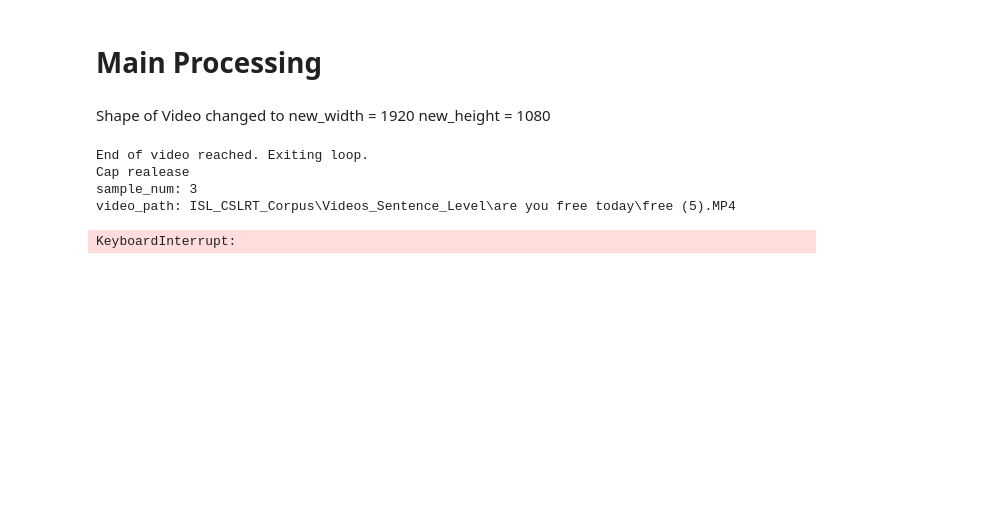
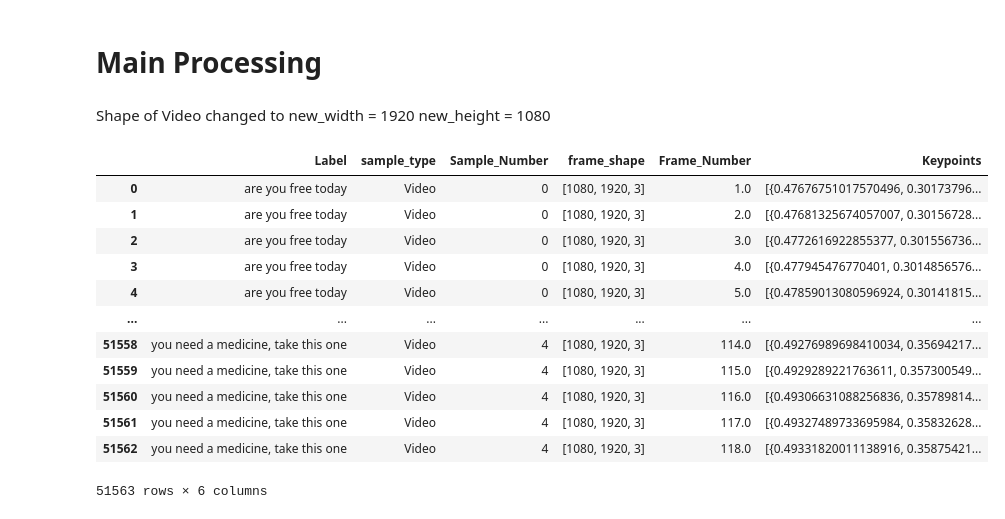
Before and after one commit to ranjan336/ISL_Pose_MediaPipe, a Jupyter notebook: Project/ISL/DataPerp_MP_ISL.ipynb, the cells around one changed output. Drawn from its saved outputs; the diff is of its cells as text; code cells hidden in the pictures; blank space fills up the shorter version.

Commit message:
updated data preparation extraction and animation

```diff
--- a/Project/ISL/DataPerp_MP_ISL.ipynb
+++ b/Project/ISL/DataPerp_MP_ISL.ipynb
@@ -278,13 +275,7 @@ for index, row in df.iterrows():
         print("Cap realease")
         cv2.destroyAllWindows()
 
-df_k.to_parquet(r"C:\Users\ranjan.patra\OneDrive - Lingaro Sp. z o. o\DATA\IITJ\Course\Projects\ISL\ISL_CSLRT_Corpus\Mp_Data\LandMarks")
+df_k.to_parquet(r"C:\Users\ranjan.patra\OneDrive - Lingaro Sp. z o. o\DATA\IITJ\Course\Projects\ISL\ISL_CSLRT_Corpus\Mp_Data\LandMarks_lh_rh")
-# %% [output]
-End of video reached. Exiting loop.
-Cap realease
-sample_num: 3
-video_path: ISL_CSLRT_Corpus\Videos_Sentence_Level\are you free today\free (5).MP4
-KeyboardInterrupt:
 # %%
 cap.release()
 print("Cap realease")
@@ -292,7 +283,21 @@ cv2.destroyAllWindows()
 # %%
 
 
 
-df_from_parquet = pd.read_parquet(r"C:\Users\ranjan.patra\OneDrive - Lingaro Sp. z o. o\DATA\IITJ\Course\Projects\ISL\ISL_CSLRT_Corpus\Mp_Data\LandMarks")
+df_from_parquet = pd.read_parquet(r"C:\Users\ranjan.patra\OneDrive - Lingaro Sp. z o. o\DATA\IITJ\Course\Projects\ISL\ISL_CSLRT_Corpus\Mp_Data\LandMarks_lh_rh")
 
 display(df_from_parquet)
+# %% [output]
+|  | Label | sample_type | Sample_Number | frame_shape | Frame_Number | Keypoints |
+| 0 | are you free today | Video | 0 | [1080, 1920, 3] | 1.0 | [{0.47676751017570496, 0.30173796... |
+| 1 | are you free today | Video | 0 | [1080, 1920, 3] | 2.0 | [{0.47681325674057007, 0.30156728... |
+| 2 | are you free today | Video | 0 | [1080, 1920, 3] | 3.0 | [{0.4772616922855377, 0.301556736... |
+| 3 | are you free today | Video | 0 | [1080, 1920, 3] | 4.0 | [{0.477945476770401, 0.3014856576... |
+| 4 | are you free today | Video | 0 | [1080, 1920, 3] | 5.0 | [{0.47859013080596924, 0.30141815... |
+| ... | ... | ... | ... | ... | ... | ... |
+| 51558 | you need a medicine, take this one | Video | 4 | [1080, 1920, 3] | 114.0 | [{0.49276989698410034, 0.35694217... |
+| 51559 | you need a medicine, take this one | Video | 4 | [1080, 1920, 3] | 115.0 | [{0.4929289221763611, 0.357300549... |
+| 51560 | you need a medicine, take this one | Video | 4 | [1080, 1920, 3] | 116.0 | [{0.49306631088256836, 0.35789814... |
+| 51561 | you need a medicine, take this one | Video | 4 | [1080, 1920, 3] | 117.0 | [{0.49327489733695984, 0.35832628... |
+| 51562 | you need a medicine, take this one | Video | 4 | [1080, 1920, 3] | 118.0 | [{0.49331820011138916, 0.35875421... |
+51563 rows × 6 columns
```
Also changed, not shown: parts of 3 cells of this notebook, 5 other files.
